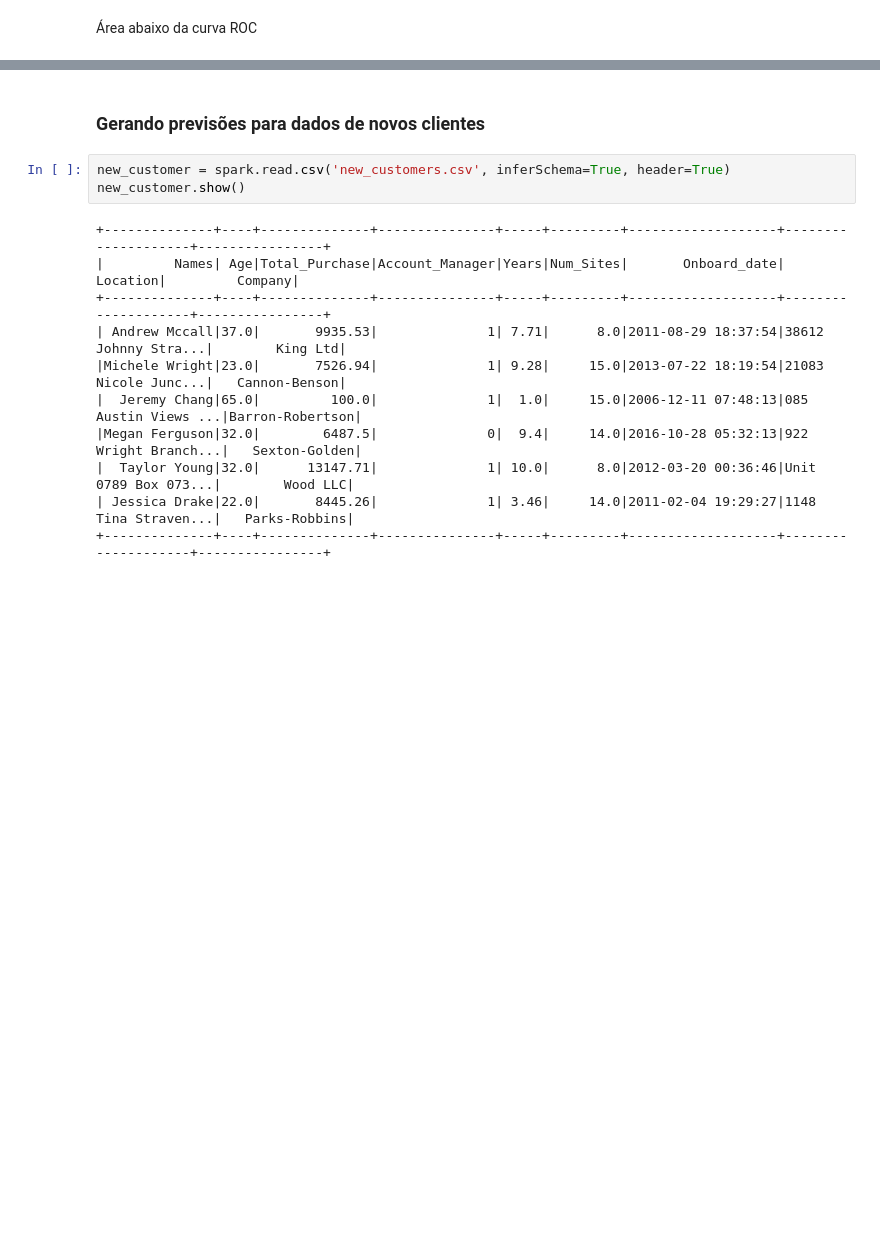
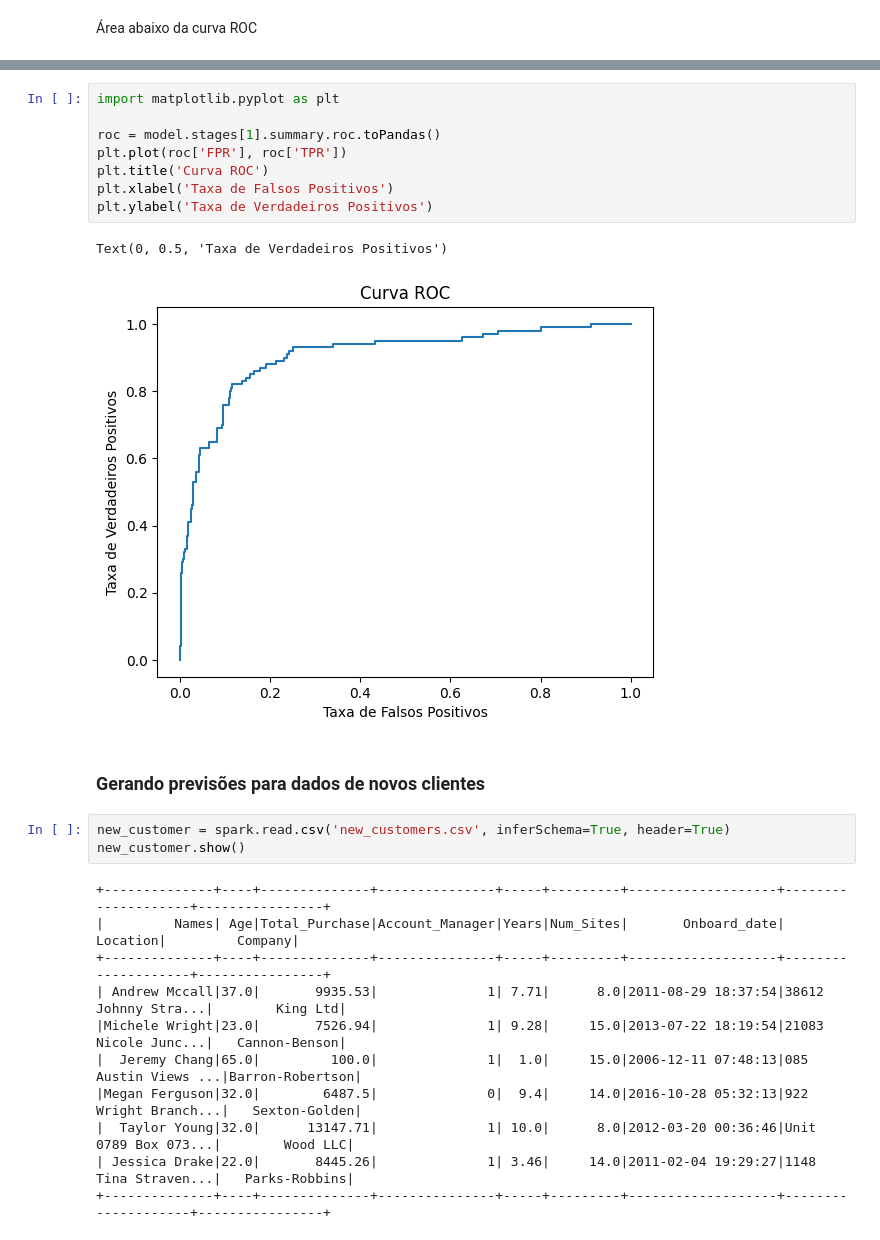
Before and after one commit to helenapato/helenapato.github.io, a Jupyter notebook: projetos/rotatividade_clientes/Logistic_Regression_Consulting_Project.ipynb, the cells around one changed output, grey strips where cells are left out. Saved outputs shown, nothing was run; the diff lists cells and outputs as text; blank space fills up the shorter version.

```diff
--- a/projetos/rotatividade_clientes/Logistic_Regression_Consulting_Project.ipynb
+++ b/projetos/rotatividade_clientes/Logistic_Regression_Consulting_Project.ipynb
@@ -195,3 +192,14 @@ auc
+# %%
+import matplotlib.pyplot as plt
+
+roc = model.stages[1].summary.roc.toPandas()
+plt.plot(roc['FPR'], roc['TPR'])
+plt.title('Curva ROC')
+plt.xlabel('Taxa de Falsos Positivos')
+plt.ylabel('Taxa de Verdadeiros Positivos')
+# %% [output]
+Text(0, 0.5, 'Taxa de Verdadeiros Positivos')
+[figure, added]
 # %% [markdown]
 ### Gerando previsões para dados de novos clientes
 # %%
```
Also changed, not shown: parts of 8 cells of this notebook, 4 other files.
